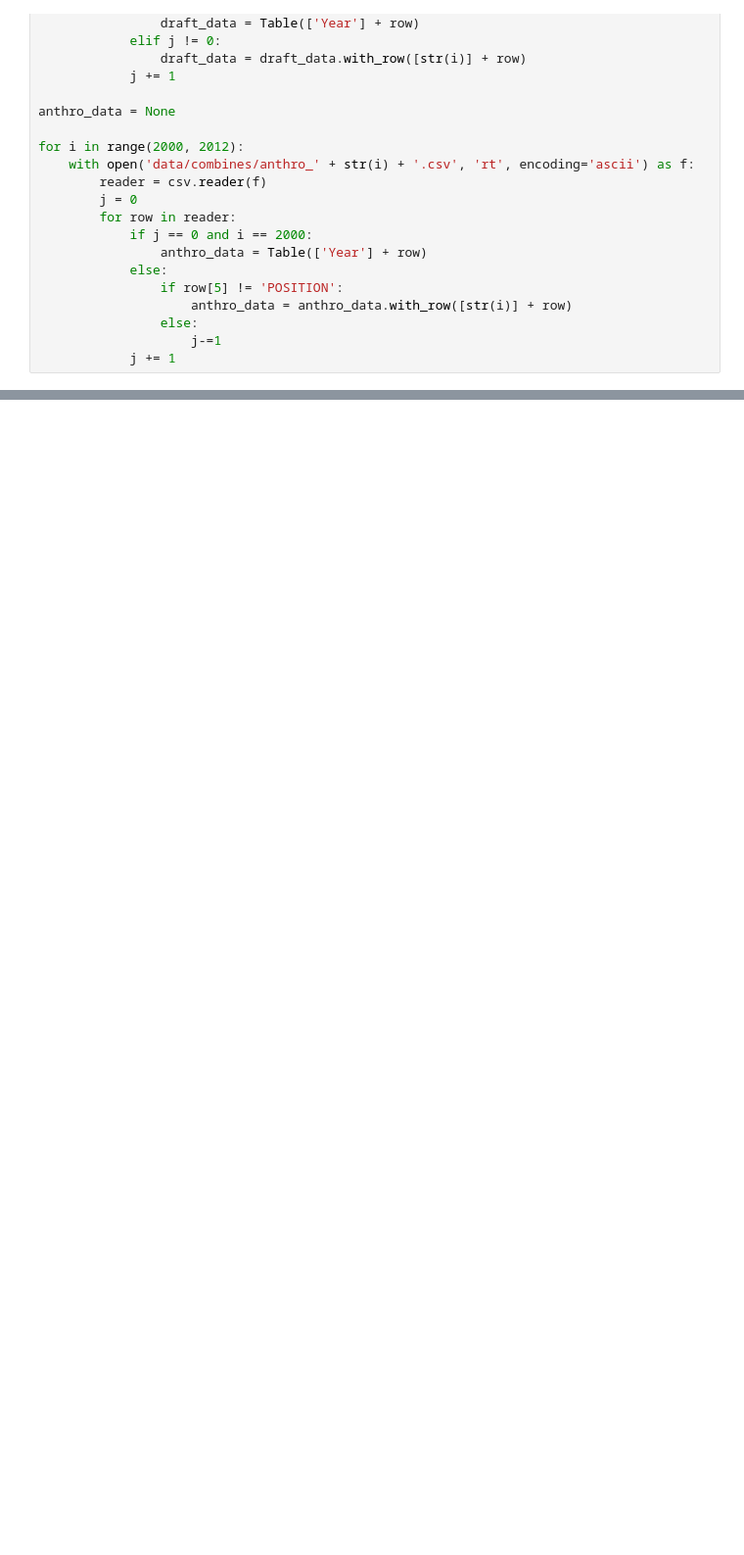
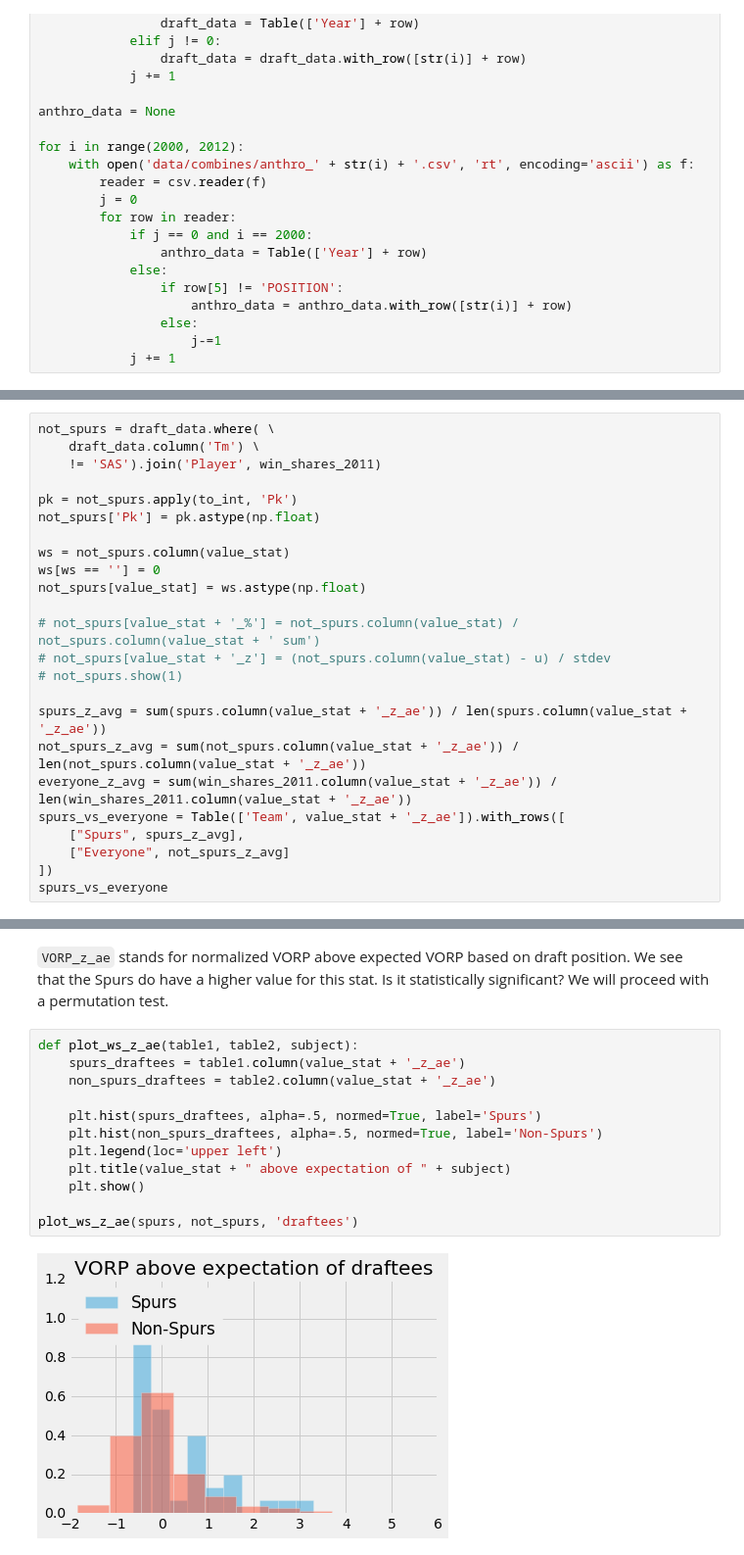
Before and after one commit to canzhiye/nba-draft-adages, a Jupyter notebook: spurs.ipynb, the cells around one changed output, grey strips where cells are left out. Shown: that part at 98% size. Cells and saved outputs as stored; diff of their text form; blank space fills up the shorter version.

```diff
--- a/spurs.ipynb
+++ b/spurs.ipynb
@@ -368,0 +320,24 @@ empirical_p_value
+# %%
+not_spurs = draft_data.where( \
+    draft_data.column('Tm') \
+    != 'SAS').join('Player', win_shares_2011)
+
+pk = not_spurs.apply(to_int, 'Pk')
+not_spurs['Pk'] = pk.astype(np.float)
+
+ws = not_spurs.column(value_stat)
+ws[ws == ''] = 0
+not_spurs[value_stat] = ws.astype(np.float)
+
+# not_spurs[value_stat + '_%'] = not_spurs.column(value_stat) / not_spurs.column(value_stat + ' sum')
+# not_spurs[value_stat + '_z'] = (not_spurs.column(value_stat) - u) / stdev
+# not_spurs.show(1)
+
+spurs_z_avg = sum(spurs.column(value_stat + '_z_ae')) / len(spurs.column(value_stat + '_z_ae'))
+not_spurs_z_avg = sum(not_spurs.column(value_stat + '_z_ae')) / len(not_spurs.column(value_stat + '_z_ae'))
+everyone_z_avg = sum(win_shares_2011.column(value_stat + '_z_ae')) / len(win_shares_2011.column(value_stat + '_z_ae'))
+spurs_vs_everyone = Table(['Team', value_stat + '_z_ae']).with_rows([
+    ["Spurs", spurs_z_avg],
+    ["Everyone", not_spurs_z_avg]
+])
+spurs_vs_everyone
@@ -368,0 +348,16 @@ empirical_p_value
+# %% [markdown]
+`VORP_z_ae` stands for normalized VORP above expected VORP based on draft position. We see that the Spurs do have a higher value for this stat. Is it statistically significant? We will proceed with a permutation test.
+# %%
+def plot_ws_z_ae(table1, table2, subject):
+    spurs_draftees = table1.column(value_stat + '_z_ae')
+    non_spurs_draftees = table2.column(value_stat + '_z_ae')
+
+    plt.hist(spurs_draftees, alpha=.5, normed=True, label='Spurs')
+    plt.hist(non_spurs_draftees, alpha=.5, normed=True, label='Non-Spurs')
+    plt.legend(loc='upper left')
+    plt.title(value_stat + " above expectation of " + subject)
+    plt.show()
+
+plot_ws_z_ae(spurs, not_spurs, 'draftees')
+# %% [output]
+[figure, added]
```
Also changed, not shown: parts of 54 cells of this notebook, 5 other files.
